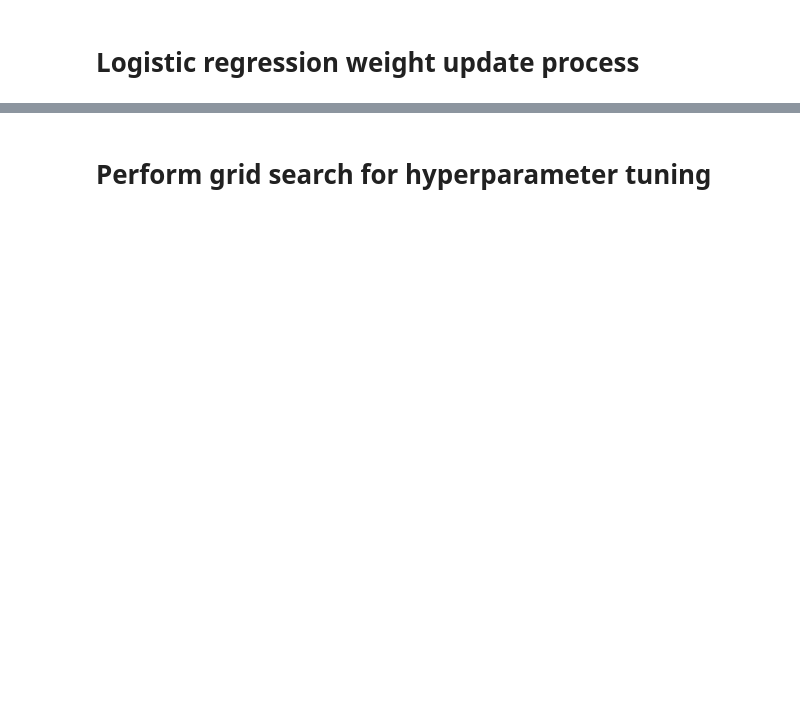
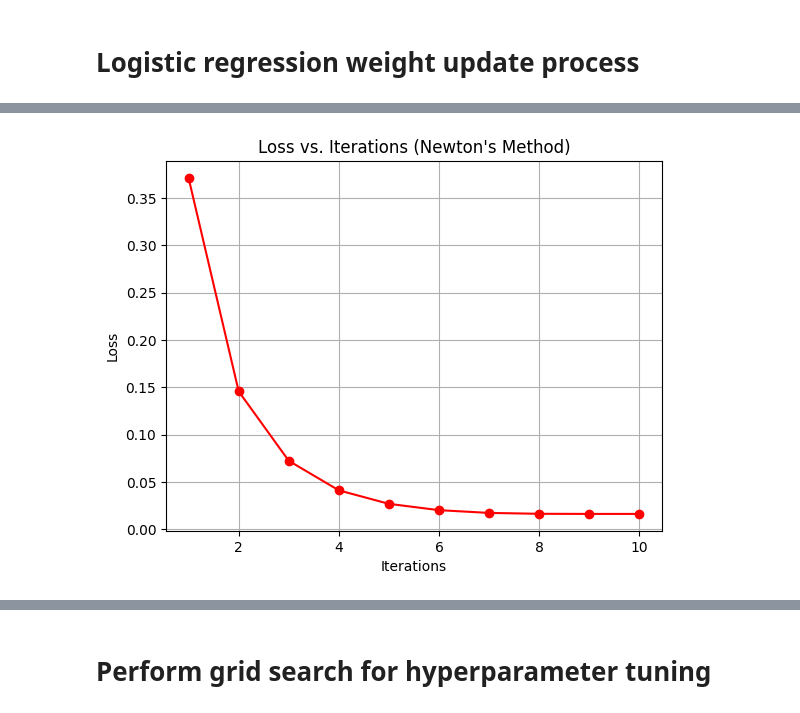
Before and after one commit to ClaranceLGS/EN315-Pattern-Recognition, a Jupyter notebook: Assignment 2/EN3150_200094R_A02.ipynb, the cells around one changed output, grey strips where cells are left out. Saved outputs shown, nothing was run; the diff lists cells and outputs as text; code cells hidden in the pictures; blank space fills up the shorter version.

```diff
--- a/Assignment 2/EN3150_200094R_A02.ipynb
+++ b/Assignment 2/EN3150_200094R_A02.ipynb
@@ -43,0 +56,31 @@ for _ in range(iterations):
+# %%
+# Gradient descent and Newton method parameters
+learning_rate = 0.1
+iterations = 10
+loss_history_N = []
+# Performing Newton's Method
+for i in range(iterations):
+    # Compute the predicted probabilities
+    y_pred = sigmoid(np.dot(X, W))
+    # Calculate the diagonal matrix S
+    S = np.diag(y_pred * (1 - y_pred))
+    # Compute the gradient of the loss function
+    gradient = np.dot(X.T, (y_pred - y)) / len(y)
+    # Compute the Hessian matrix
+    H = np.dot(np.dot(X.T, S), X) / len(y)
+    # Update the weights using Newton's method
+    W -= np.dot(np.linalg.inv(H), gradient)
+    # Calculate the binary cross-entropy loss and append it to the history
+    loss = np.mean(log_loss(y, y_pred))
+    loss_history_N.append(loss)
+# %%
+# Plot the loss with respect to the number of iterations
+iteration_numbers = np.arange(1, iterations + 1)
+plt.plot(iteration_numbers, np.reshape(loss_history_N, (iterations, 1)), marker='o', color='red')
+plt.xlabel('Iterations')
+plt.ylabel('Loss')
+plt.title('Loss vs. Iterations (Newton\'s Method)')
+plt.grid(True)
+plt.show()
+# %% [output]
+[figure, added]
```
Also changed, not shown: parts of 10 cells of this notebook.
